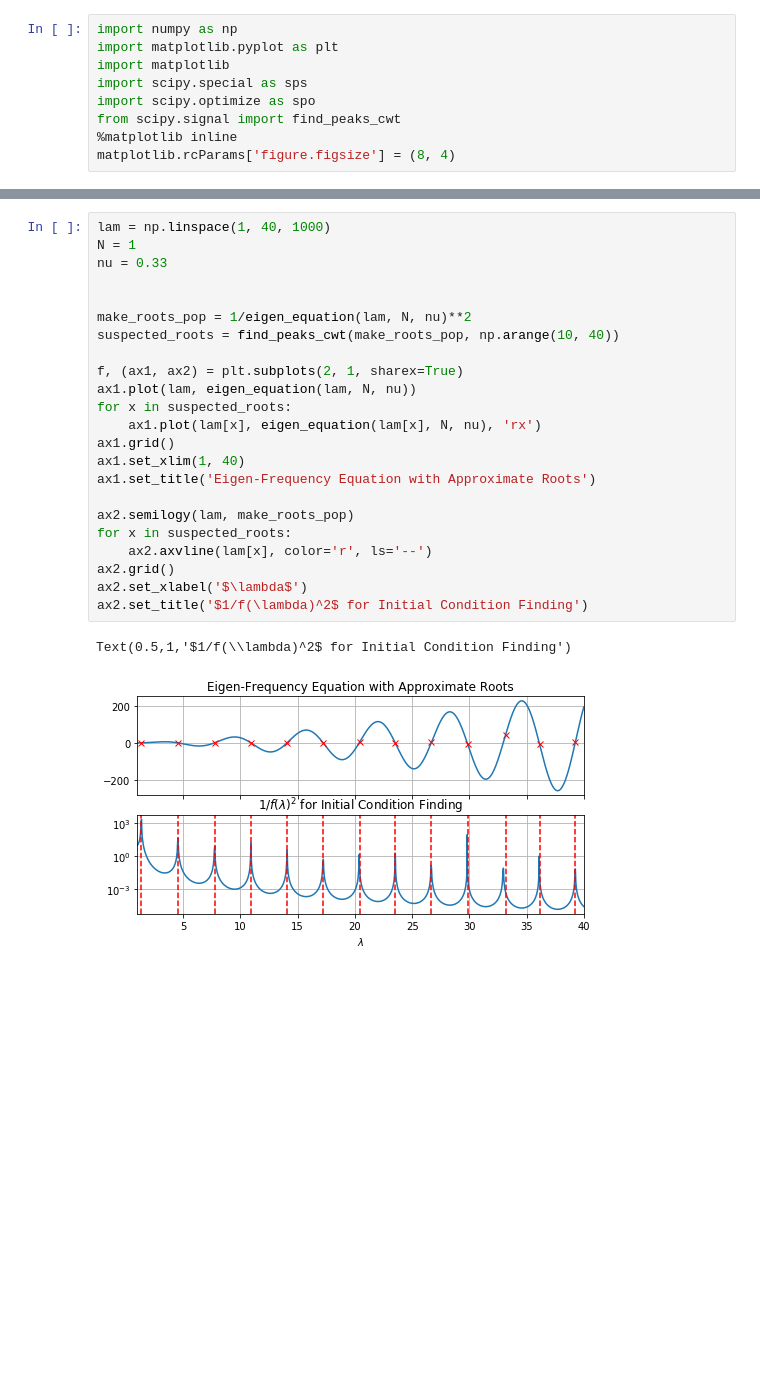
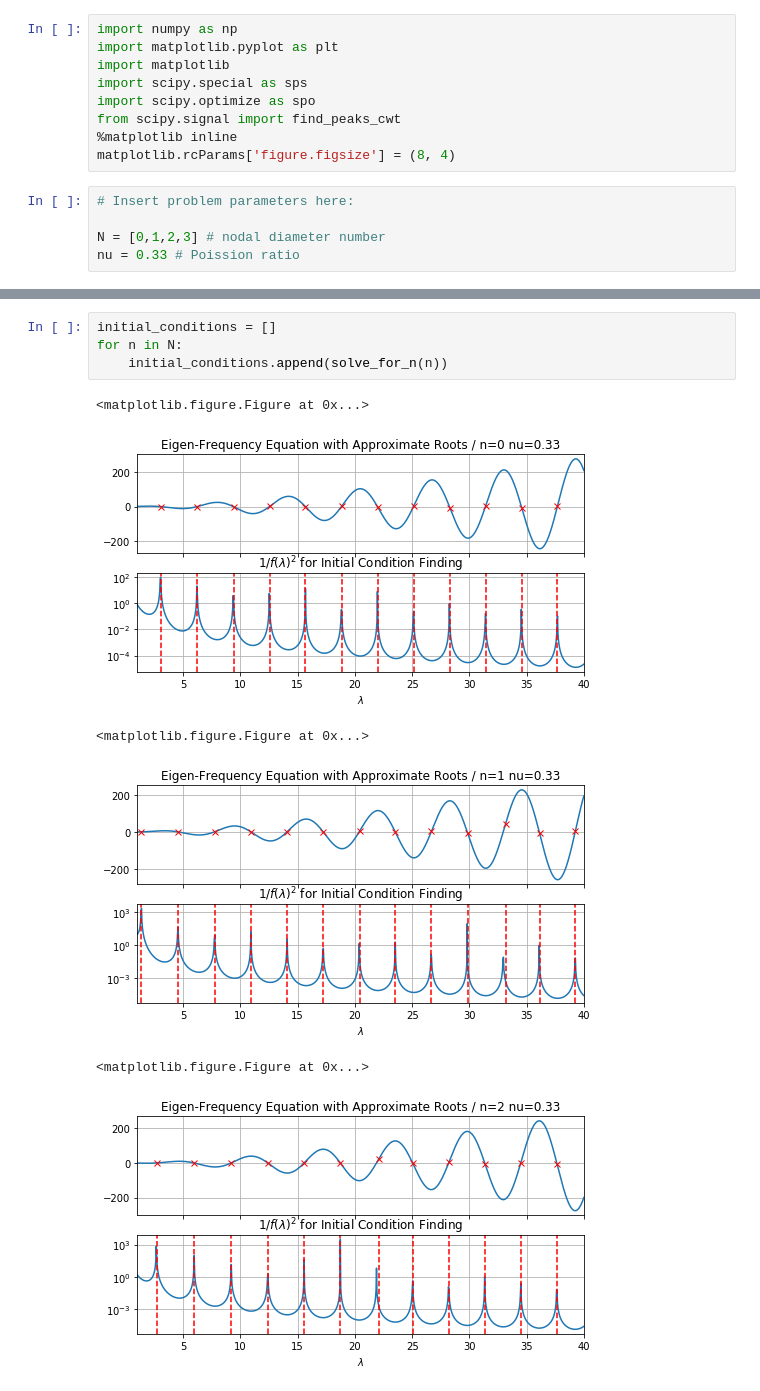
Before and after one commit to yotamat/ipynb, a Jupyter notebook: eigen_frequencies_of_circular_plates.ipynb, the cells around one changed output, grey strips where cells are left out. Saved outputs shown, nothing was run; the diff lists cells and outputs as text; blank space fills up the shorter version.

```diff
--- a/eigen_frequencies_of_circular_plates.ipynb
+++ b/eigen_frequencies_of_circular_plates.ipynb
@@ -35,6 +35,11 @@ import scipy.optimize as spo
 from scipy.signal import find_peaks_cwt
 %matplotlib inline
 matplotlib.rcParams['figure.figsize'] = (8, 4)
+# %%
+# Insert problem parameters here:
+
+N = [0,1,2,3] # nodal diameter number
+nu = 0.33 # Poission ratio
 # %%
 # Bessel function of the first kind of order v, argument z, n'th derivative: jvp(v,z,n)
 jvp = sps.jvp
@@ -59,26 +89,11 @@ eigen_equation = lambda ll, n, nu: lhs(ll, n, nu) - rhs(ll, n, nu)
-# %%
-lam = np.linspace(1, 40, 1000)
-N = 1
-nu = 0.33
-
-
-make_roots_pop = 1/eigen_equation(lam, N, nu)**2
-suspected_roots = find_peaks_cwt(make_roots_pop, np.arange(10, 40))
-
-f, (ax1, ax2) = plt.subplots(2, 1, sharex=True)
-ax1.plot(lam, eigen_equation(lam, N, nu))
-for x in suspected_roots:
-    ax1.plot(lam[x], eigen_equation(lam[x], N, nu), 'rx')
-ax1.grid()
-ax1.set_xlim(1, 40)
-ax1.set_title('Eigen-Frequency Equation with Approximate Roots')
-
-ax2.semilogy(lam, make_roots_pop)
-for x in suspected_roots:
-    ax2.axvline(lam[x], color='r', ls='--')
-ax2.grid()
-ax2.set_xlabel('$\lambda$')
-ax2.set_title('$1/f(\lambda)^2$ for Initial Condition Finding')
-# %% [output]
-Text(0.5,1,'$1/f(\\lambda)^2$ for Initial Condition Finding')
-[figure, removed]
+# %%
+initial_conditions = []
+for n in N:
+    initial_conditions.append(solve_for_n(n))
+# %% [output]
+<matplotlib.figure.Figure at 0x...>
+[figure, added]
+<matplotlib.figure.Figure at 0x...>
+[figure, added]
+<matplotlib.figure.Figure at 0x...>
+[figure, added]
```
Also changed, not shown: parts of 3 cells of this notebook.
